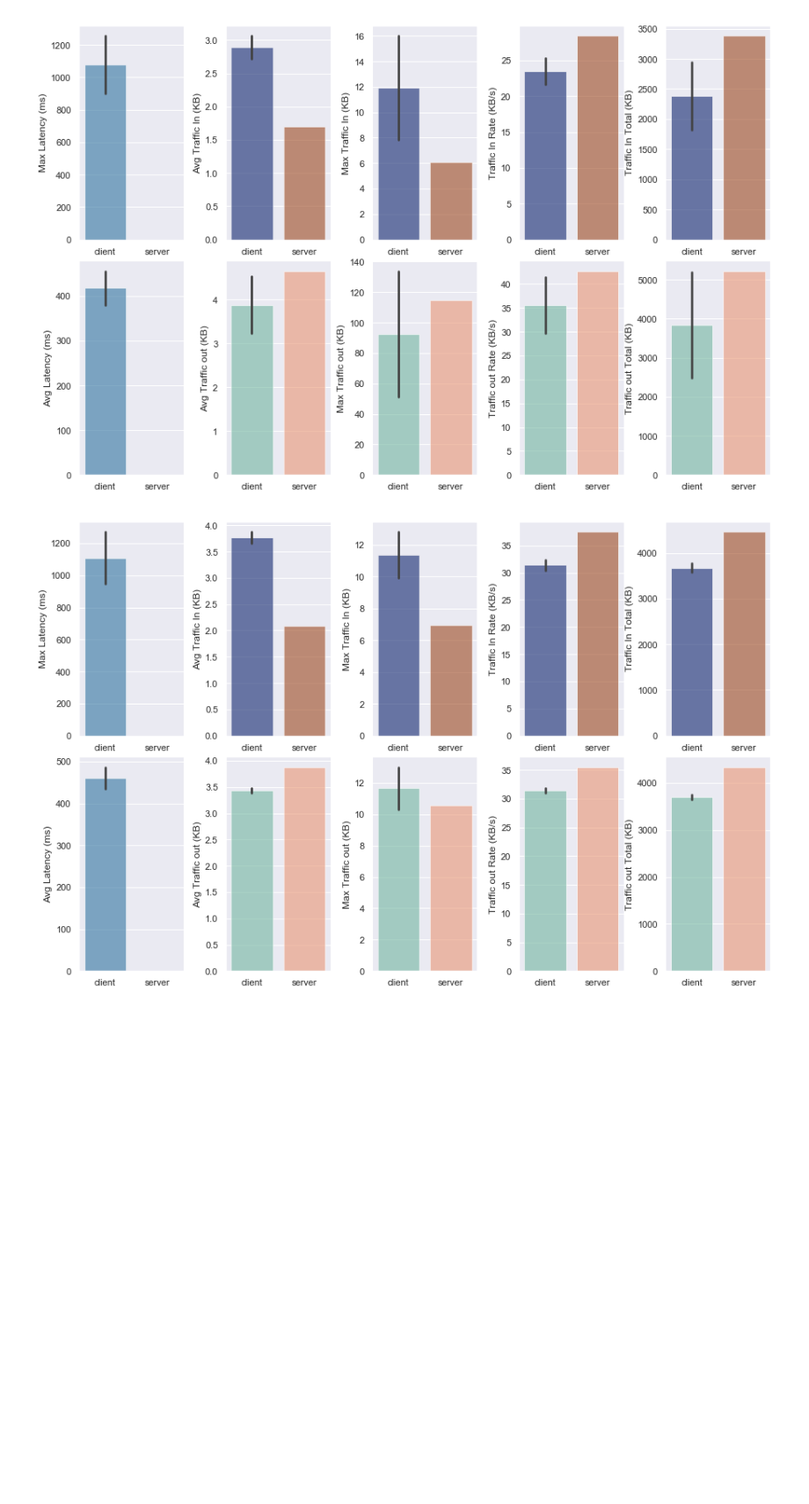
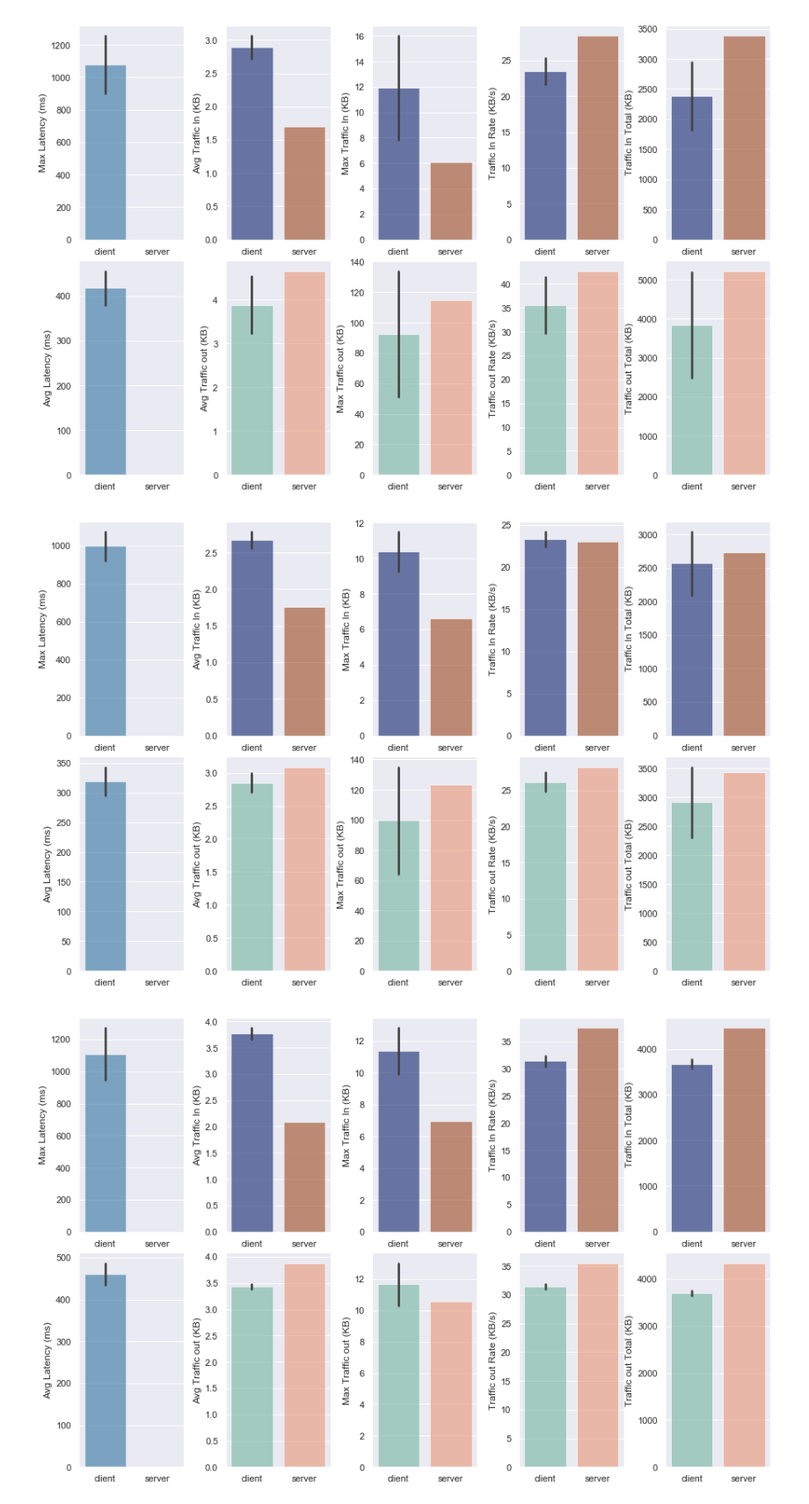
Before and after one commit to nadvamir/gg-architecture, a Jupyter notebook: souls-adrift/evaluation/Performance Evaluation.ipynb, the cells around one changed output. Shown at 88% size. Cells and saved outputs as stored; diff of their text form; code cells hidden in the pictures; blank space fills up the shorter version.

```diff
--- a/souls-adrift/evaluation/Performance Evaluation.ipynb
+++ b/souls-adrift/evaluation/Performance Evaluation.ipynb
@@ -109,6 +133,10 @@ plot_data(get_data('../metrics_gg_3_10'))
 plot_data(get_data('../metrics_gg_ll_10_10'))
 # %% [output]
 [figure]
+# %%
+plot_data(get_data('../metrics_gg_almr_10_10'))
+# %% [output]
+[figure, added]
 # %%
 plot_data(get_data('../metrics_gg_alm_10_10'))
 # %% [output]
```
Also changed, not shown: parts of 18 cells of this notebook, 46 other files.
